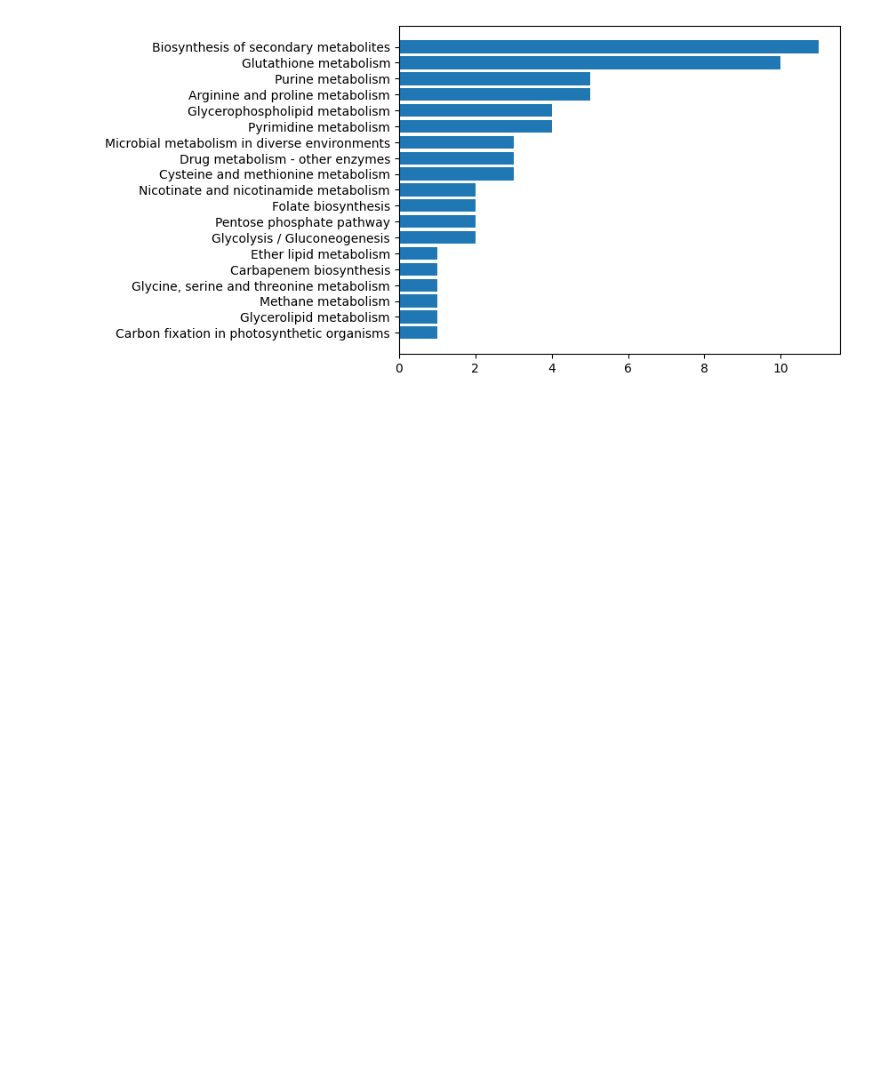
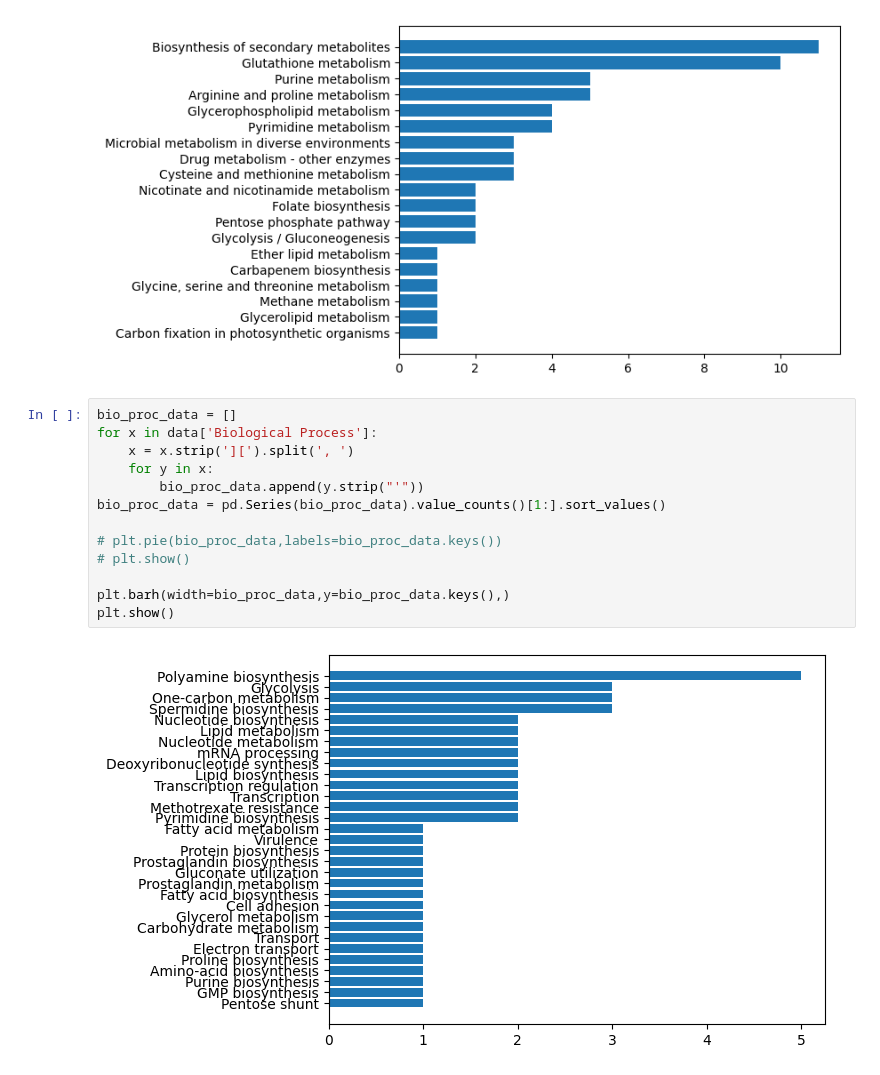
Before and after one commit to facundobarquet/bioinfo_project, a Jupyter notebook: Busqueda_Computacional_Blancos/data_analysis3.ipynb, the cells around one changed output. Cells and saved outputs as stored; diff of their text form; blank space fills up the shorter version.

Commit message:
data analysis 3 v3

```diff
--- a/Busqueda_Computacional_Blancos/data_analysis3.ipynb
+++ b/Busqueda_Computacional_Blancos/data_analysis3.ipynb
@@ -186,3 +186,18 @@ plt.barh(width=metabolism_names_data,y=metabolism_names_data.keys(),)
 plt.show()
 # %% [output]
 [figure]
+# %%
+bio_proc_data = []
+for x in data['Biological Process']:
+    x = x.strip('][').split(', ')
+    for y in x:
+        bio_proc_data.append(y.strip("'"))
+bio_proc_data = pd.Series(bio_proc_data).value_counts()[1:].sort_values()
+
+# plt.pie(bio_proc_data,labels=bio_proc_data.keys())
+# plt.show()
+
+plt.barh(width=bio_proc_data,y=bio_proc_data.keys(),)
+plt.show()
+# %% [output]
+[figure, added]
```
Also changed, not shown: parts of 1 cell of this notebook.
